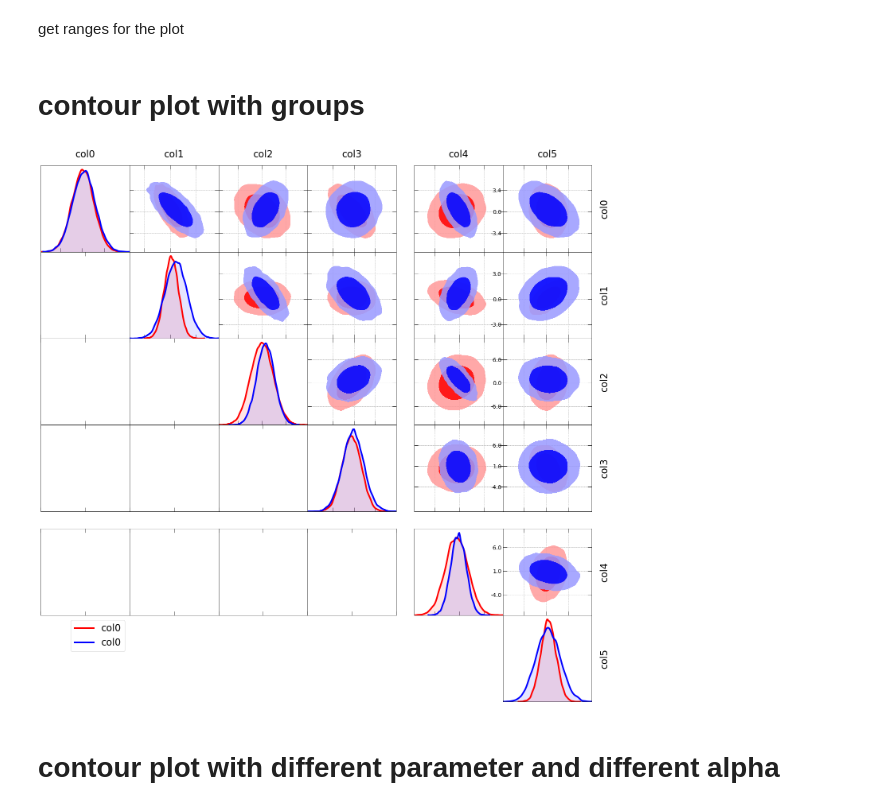
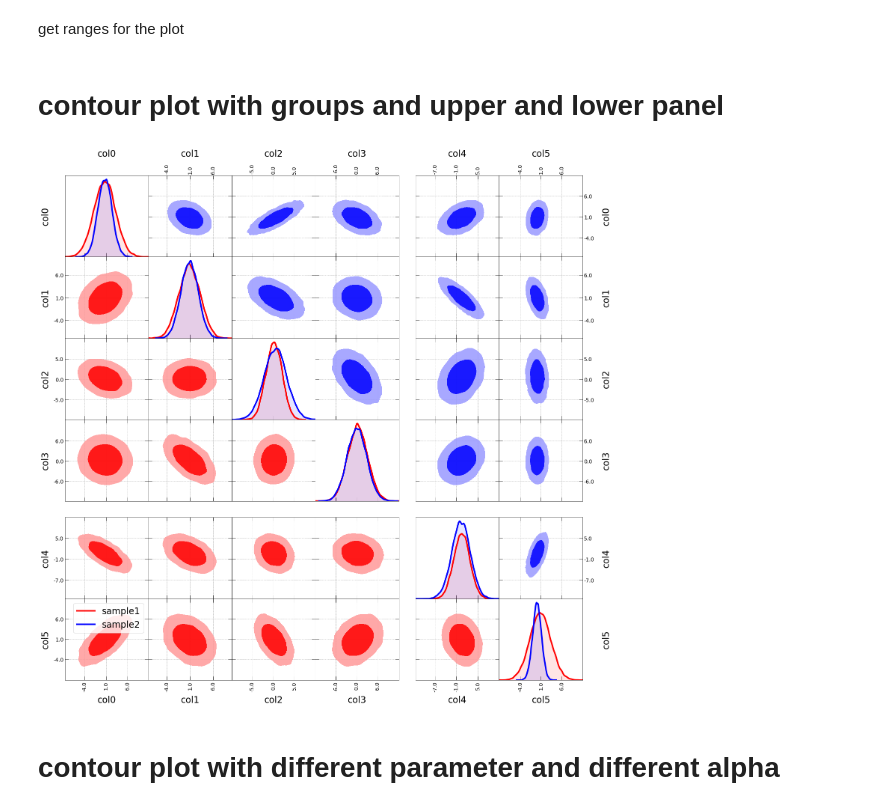
Before and after one commit to tomaszkacprzak/trianglechain, a Jupyter notebook: demo/demo_plot_advanced_types.ipynb, the cells around one changed output. Cells and saved outputs as stored; diff of their text form; code cells hidden in the pictures.

```diff
--- a/demo/demo_plot_advanced_types.ipynb
+++ b/demo/demo_plot_advanced_types.ipynb
@@ -31,21 +31,21 @@ get ranges for the plot
 # %%
 ranges = {f'col{i}': [-10,10] for i in range(n_dims)}
 # %% [markdown]
-# contour plot with groups
+# contour plot with groups and upper and lower panel
 # %%
 kwargs = {'n_ticks': 3, #number of ticks that are used
           'de_kwargs': {'smoothing_parameter2D': 0.3}, #how much the contours are smoothed, Default 0.1
           'grouping_kwargs': {'n_per_group': (4,2), #how to group parameters
                               'empty_ratio': 0.2}, #space between groups
           'fill': True,
           'grid': True,
          }
 
 tri = TriangleChain(density_estimation_method='smoothing', n_bins=100, **kwargs)
-tri.contour_cl(samples1, color='r',label='sample1', tri="upper");
+tri.contour_cl(samples1, color='r',label='sample1');
 tri.contour_cl(samples2, color='b',label='sample2', tri="upper", show_legend=True);
 # %% [output]
-[figure, old version]
+[figure, new version]
 # %% [markdown]
 # contour plot with different parameter and different alpha
 # %%
```
Also changed, not shown: parts of 4 cells of this notebook, 5 other files.
